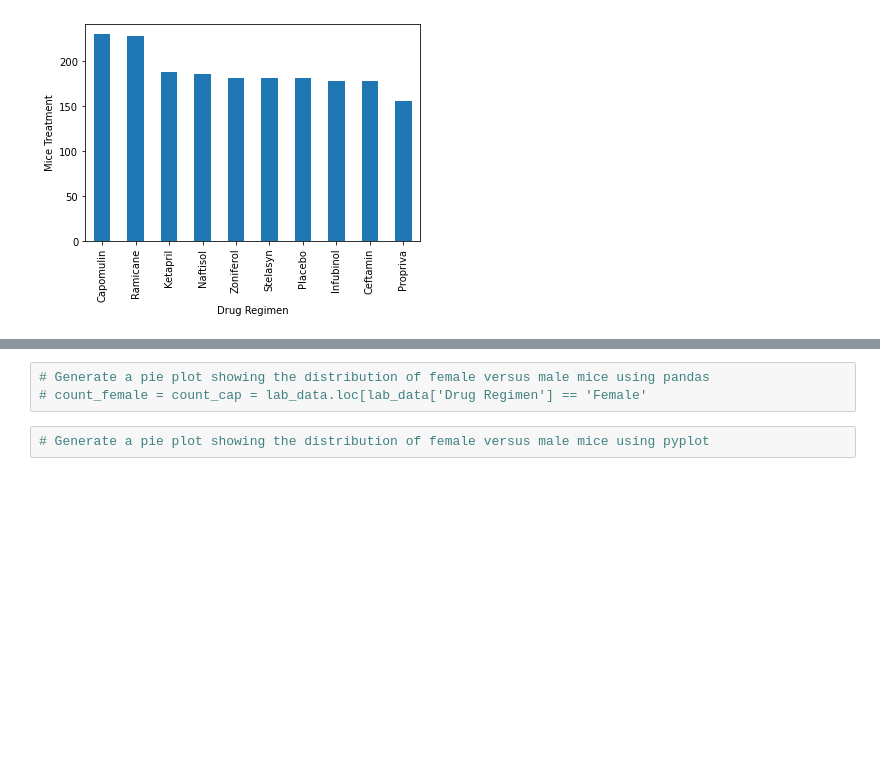
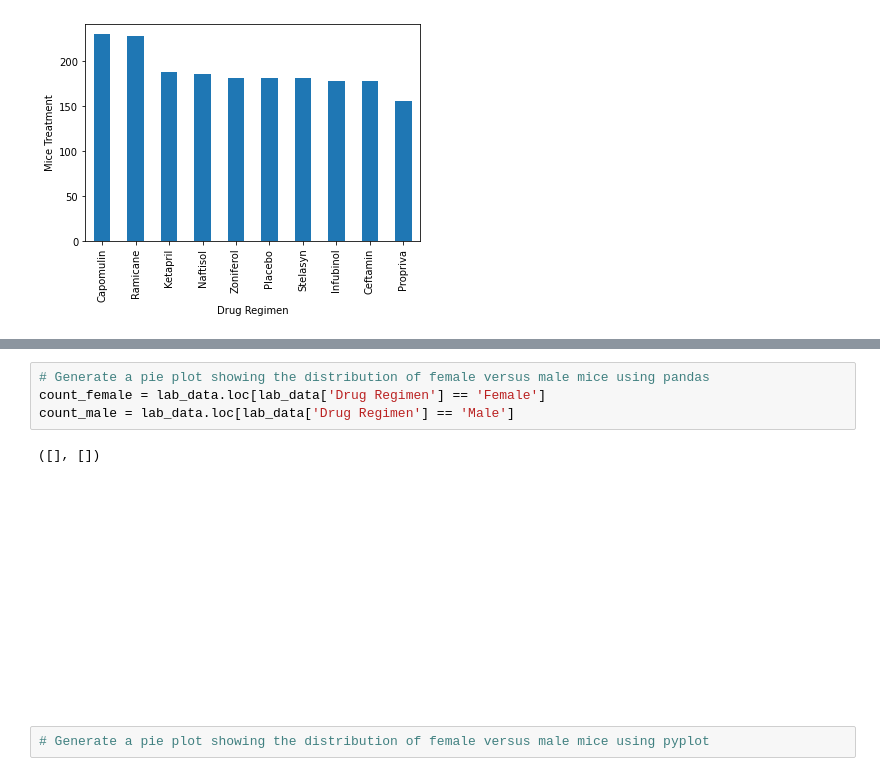
Before and after one commit to Hootie96/The_Power_of_Plots, a Jupyter notebook: Code Files/05-Matplotlib_HW_Instructions_Pymaceuticals_pymaceuticals_starter.ipynb, the cells around one changed output, grey strips where cells are left out. Drawn from its saved outputs; the diff is of its cells as text; blank space fills up the shorter version.

```diff
--- a/Code Files/05-Matplotlib_HW_Instructions_Pymaceuticals_pymaceuticals_starter.ipynb
+++ b/Code Files/05-Matplotlib_HW_Instructions_Pymaceuticals_pymaceuticals_starter.ipynb
@@ -171,6 +177,10 @@ AttributeError: 'dict' object has no attribute 'show'
 # %%
 # Generate a pie plot showing the distribution of female versus male mice using pandas
-# count_female = count_cap = lab_data.loc[lab_data['Drug Regimen'] == 'Female'
+count_female = lab_data.loc[lab_data['Drug Regimen'] == 'Female']
+count_male = lab_data.loc[lab_data['Drug Regimen'] == 'Male']
+# %% [output]
+([], [])
+[figure, added]
 # %%
 # Generate a pie plot showing the distribution of female versus male mice using pyplot
 # %% [markdown]
```
Also changed, not shown: parts of 1 cell of this notebook.
